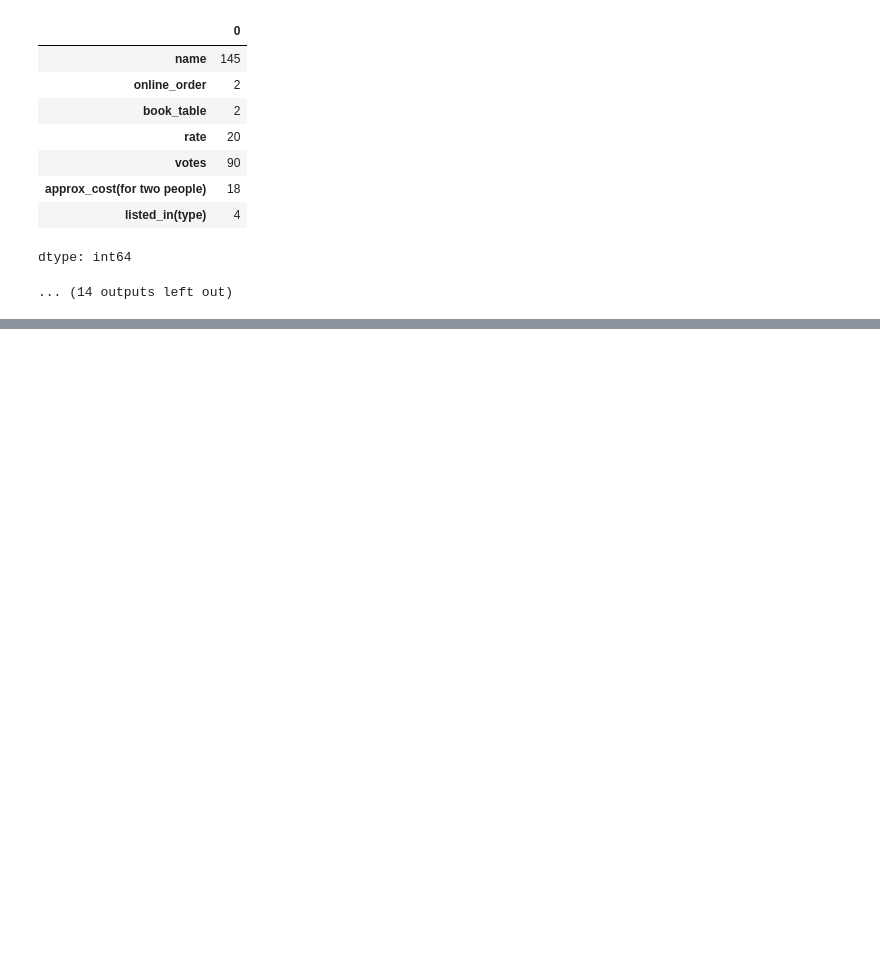
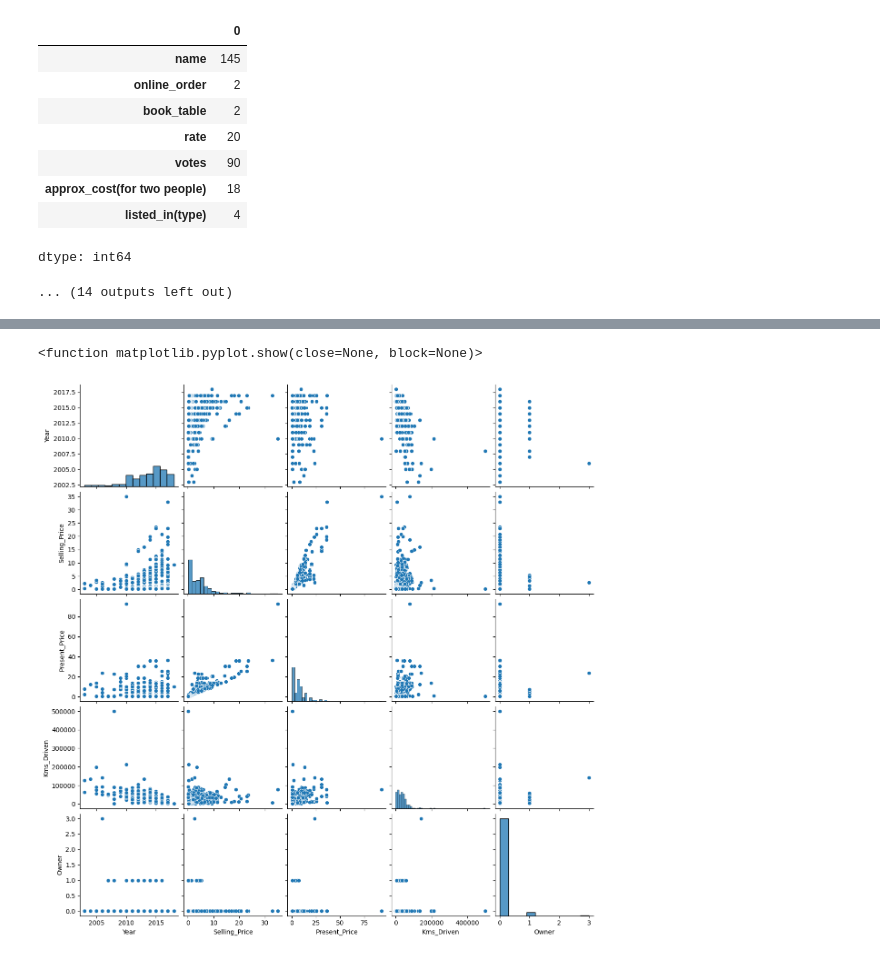
Before and after one commit to mahimapd7-collab/python-code, a Jupyter notebook: Untitled1.ipynb, the cells around one changed output, grey strips where cells are left out. Drawn from its saved outputs; the diff is of its cells as text; code cells hidden in the pictures; blank space fills up the shorter version.

```diff
--- a/Untitled1.ipynb
+++ b/Untitled1.ipynb
@@ -100,0 +388,6 @@ dtype: int64
+# %%
+sns.pairplot(df)
+plt.show
+# %% [output]
+<function matplotlib.pyplot.show(close=None, block=None)>
+[figure, added]
```
Also changed, not shown: parts of 23 cells of this notebook.
